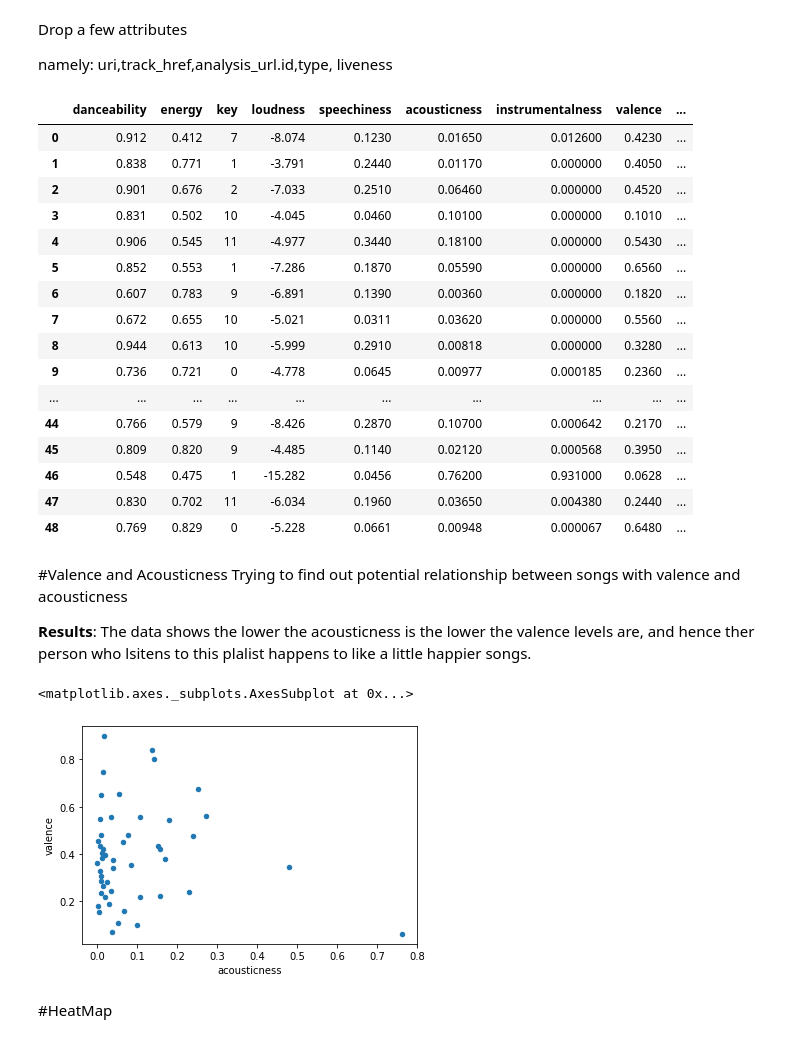
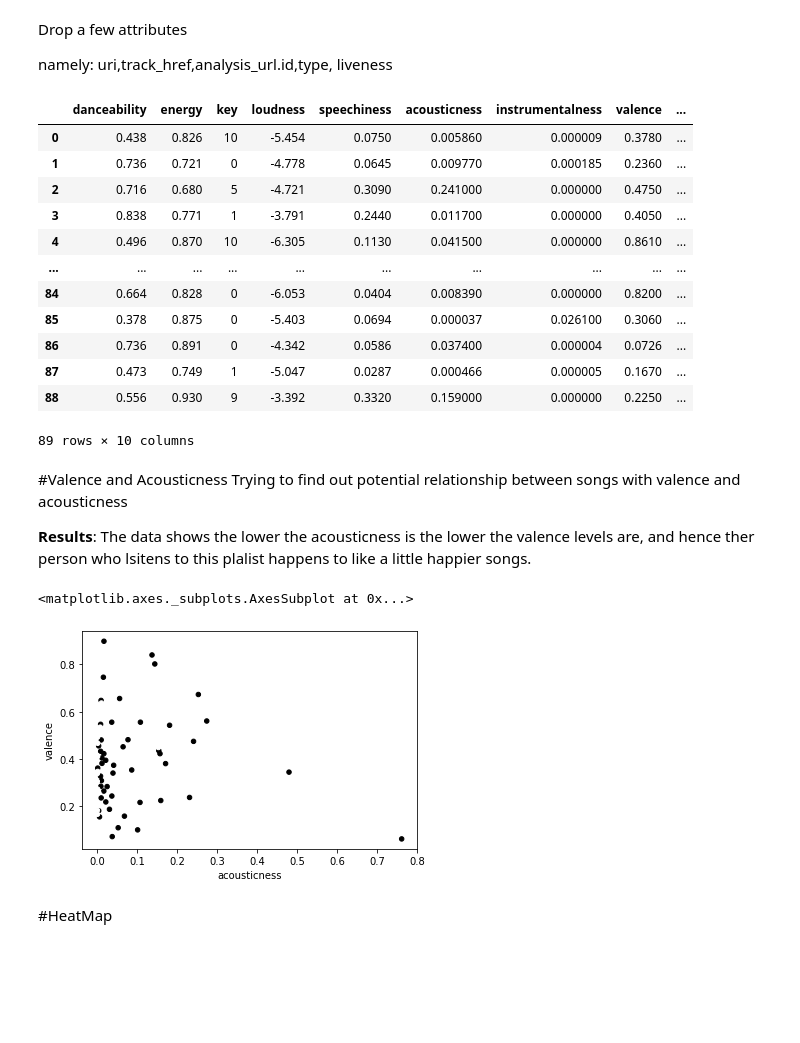
Before and after one commit to mosh98/spotify_dataset_exploration, a Jupyter notebook: Classifier_spotify_habits.ipynb, the cells around one changed output. Saved outputs shown, nothing was run; the diff lists cells and outputs as text; code cells hidden in the pictures; blank space fills up the shorter version.

```diff
--- a/Classifier_spotify_habits.ipynb
+++ b/Classifier_spotify_habits.ipynb
@@ -143,27 +144,23 @@ def drop_unnecerray_attributes(data):
 
   return polished_data
 # %%
-new_data = drop_unnecerray_attributes(df)
+new_data = drop_unnecerray_attributes(bigdata)
 #new_data.describe()
 new_data
 # %% [output]
 |  | danceability | energy | key | loudness | speechiness | acousticness | instrumentalness | valence | ... |
-| 0 | 0.912 | 0.412 | 7 | -8.074 | 0.1230 | 0.01650 | 0.012600 | 0.4230 | ... |
-| 1 | 0.838 | 0.771 | 1 | -3.791 | 0.2440 | 0.01170 | 0.000000 | 0.4050 | ... |
-| 2 | 0.901 | 0.676 | 2 | -7.033 | 0.2510 | 0.06460 | 0.000000 | 0.4520 | ... |
-| 3 | 0.831 | 0.502 | 10 | -4.045 | 0.0460 | 0.10100 | 0.000000 | 0.1010 | ... |
-| 4 | 0.906 | 0.545 | 11 | -4.977 | 0.3440 | 0.18100 | 0.000000 | 0.5430 | ... |
-| 5 | 0.852 | 0.553 | 1 | -7.286 | 0.1870 | 0.05590 | 0.000000 | 0.6560 | ... |
-| 6 | 0.607 | 0.783 | 9 | -6.891 | 0.1390 | 0.00360 | 0.000000 | 0.1820 | ... |
-| 7 | 0.672 | 0.655 | 10 | -5.021 | 0.0311 | 0.03620 | 0.000000 | 0.5560 | ... |
-| 8 | 0.944 | 0.613 | 10 | -5.999 | 0.2910 | 0.00818 | 0.000000 | 0.3280 | ... |
-| 9 | 0.736 | 0.721 | 0 | -4.778 | 0.0645 | 0.00977 | 0.000185 | 0.2360 | ... |
+| 0 | 0.438 | 0.826 | 10 | -5.454 | 0.0750 | 0.005860 | 0.000009 | 0.3780 | ... |
+| 1 | 0.736 | 0.721 | 0 | -4.778 | 0.0645 | 0.009770 | 0.000185 | 0.2360 | ... |
+| 2 | 0.716 | 0.680 | 5 | -4.721 | 0.3090 | 0.241000 | 0.000000 | 0.4750 | ... |
+| 3 | 0.838 | 0.771 | 1 | -3.791 | 0.2440 | 0.011700 | 0.000000 | 0.4050 | ... |
+| 4 | 0.496 | 0.870 | 10 | -6.305 | 0.1130 | 0.041500 | 0.000000 | 0.8610 | ... |
 | ... | ... | ... | ... | ... | ... | ... | ... | ... | ... |
-| 44 | 0.766 | 0.579 | 9 | -8.426 | 0.2870 | 0.10700 | 0.000642 | 0.2170 | ... |
-| 45 | 0.809 | 0.820 | 9 | -4.485 | 0.1140 | 0.02120 | 0.000568 | 0.3950 | ... |
-| 46 | 0.548 | 0.475 | 1 | -15.282 | 0.0456 | 0.76200 | 0.931000 | 0.0628 | ... |
-| 47 | 0.830 | 0.702 | 11 | -6.034 | 0.1960 | 0.03650 | 0.004380 | 0.2440 | ... |
-| 48 | 0.769 | 0.829 | 0 | -5.228 | 0.0661 | 0.00948 | 0.000067 | 0.6480 | ... |
+| 84 | 0.664 | 0.828 | 0 | -6.053 | 0.0404 | 0.008390 | 0.000000 | 0.8200 | ... |
+| 85 | 0.378 | 0.875 | 0 | -5.403 | 0.0694 | 0.000037 | 0.026100 | 0.3060 | ... |
+| 86 | 0.736 | 0.891 | 0 | -4.342 | 0.0586 | 0.037400 | 0.000004 | 0.0726 | ... |
+| 87 | 0.473 | 0.749 | 1 | -5.047 | 0.0287 | 0.000466 | 0.000005 | 0.1670 | ... |
+| 88 | 0.556 | 0.930 | 9 | -3.392 | 0.3320 | 0.159000 | 0.000000 | 0.2250 | ... |
+89 rows × 10 columns
 # %% [markdown]
 #Valence and Acousticness
 Trying to find out potential relationship between songs with valence and acousticness
@@ -171,10 +168,10 @@ Trying to find out potential relationship between songs with valence and acousti
 **Results**: The data shows the lower the acousticness is the lower the valence levels are, and hence ther person who lsitens to this plalist happens to like a little happier songs.
 # %%
  valence_acousticness = new_data[ ['valence','acousticness'] ]
- valence_acousticness.plot.scatter(x = 'acousticness',y ='valence')
+ valence_acousticness.plot.scatter(x = 'acousticness',y ='valence',c=bigdata['time_signature'])
 # %% [output]
 <matplotlib.axes._subplots.AxesSubplot at 0x...>
-[figure, old version]
+[figure, new version]
 # %%
 
 #didn't need to take a small sample of data as the data consists of 29 rows anyways.
```
Also changed, not shown: parts of 6 cells of this notebook.
